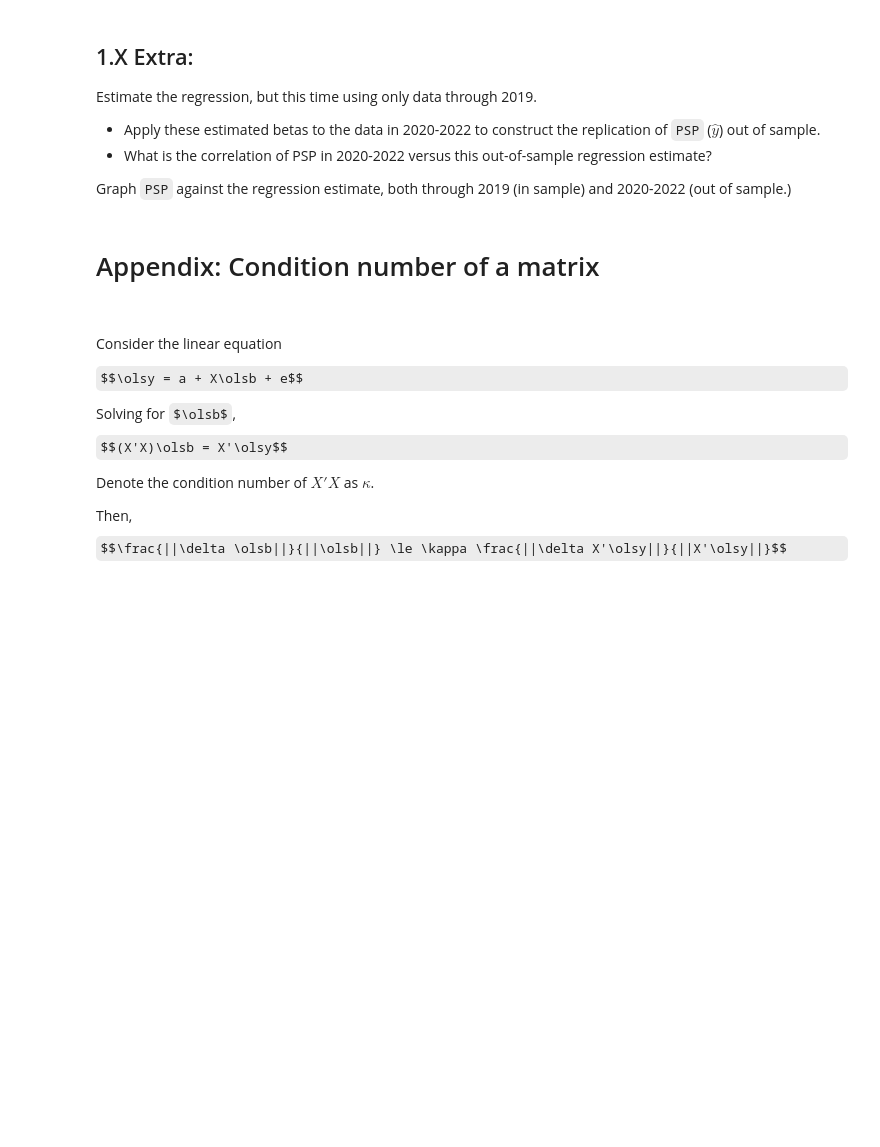
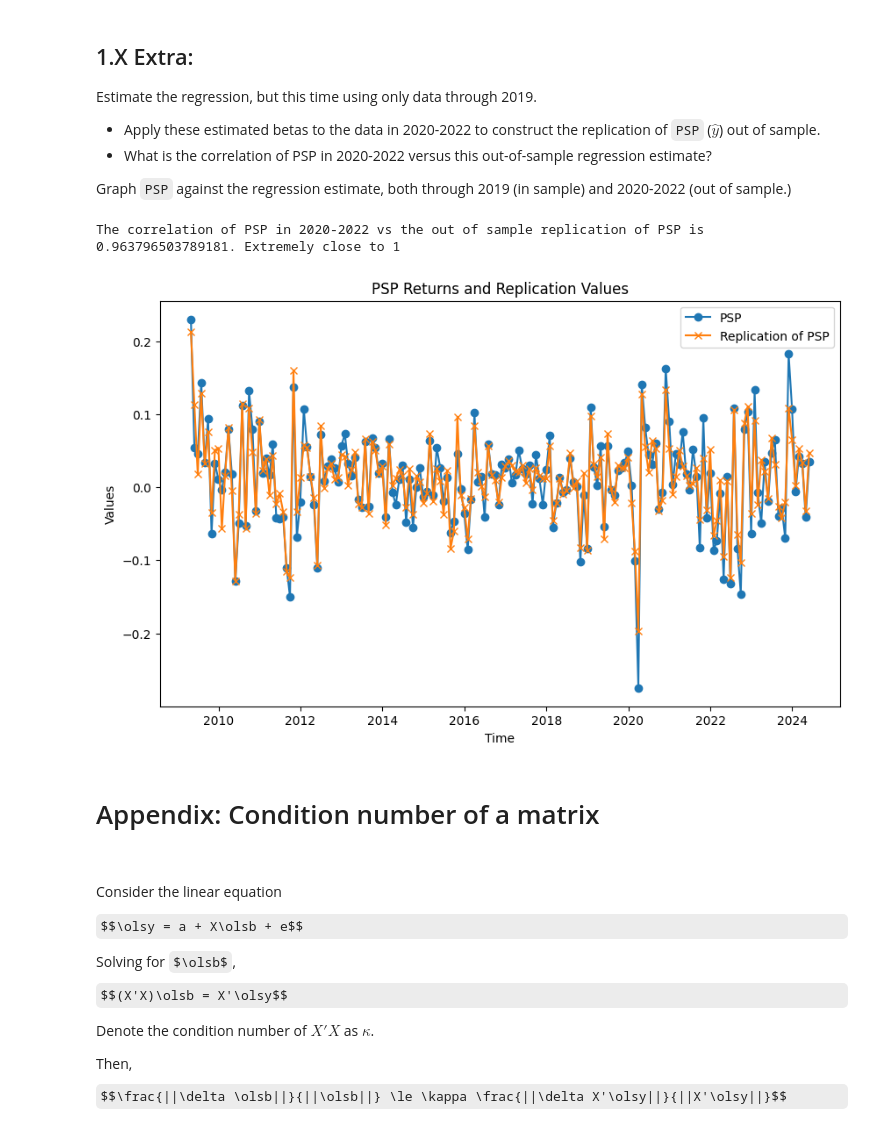
Before and after one commit to ArturoCharleston/finm-data-analysis-2024, a Jupyter notebook: homework/Homework 1.X. - Assessing the OLS Model_arturo.ipynb, the cells around one changed output. Drawn from its saved outputs; the diff is of its cells as text; code cells hidden in the pictures; some formulas as TeX source; blank space fills up the shorter version.

```diff
--- a/homework/Homework 1.X. - Assessing the OLS Model_arturo.ipynb
+++ b/homework/Homework 1.X. - Assessing the OLS Model_arturo.ipynb
@@ -58,3 +67,10 @@ Consider using one of the following for the regression.
 * `sklearn.linear_models.LinearRegression()`
 
 The former will include various regression statistics. The latter will just produce the estimates.
+# %%
+X = rets.drop(columns=['PSP'])
+X_constant = sm.add_constant(X)
+y = rets[['PSP']]
+
+ols = sm.OLS(y, X_constant).fit()
+print(ols.summary())
@@ -95,6 +140,41 @@ Estimate the regression, but this time using only data through 2019.
 * What is the correlation of PSP in 2020-2022 versus this out-of-sample regression estimate?
 
 Graph `PSP` against the regression estimate, both through 2019 (in sample) and 2020-2022 (out of sample.)
+# %%
+X_2019 = rets.loc[(rets.index <= '2019-12-31')].drop(columns=['PSP'])
+X_constant_2019 = sm.add_constant(X_2019)
+y_2019 = rets.loc[(rets.index <= '2019-12-31')][['PSP']]
+
+ols = sm.OLS(y_2019, X_constant_2019).fit()
+
+betas = ols.params
+# Step 2: Select the data for the 2020-2022 period
+X_restricted = rets.loc[(rets.index <= '2022-12-31') & (rets.index >= '2020-01-01')].drop(columns=['PSP'])
+
+# Step 3: Add a constant to the selected data (for the intercept)
+X_restricted = sm.add_constant(X_restricted)
+
+# Step 4: Estimate y using the betas
+y_estimated_oos = X_restricted.dot(betas)
+
+y_oos = rets.loc[(rets.index <= '2022-12-31') & (rets.index >= '2020-01-01')][['PSP']]
+
+print(f"The correlation of PSP in 2020-2022 vs the out of sample replication of PSP is {y_oos.squeeze().corr(y_estimated_oos)}. Extremely close to 1")
+# %% [output]
+The correlation of PSP in 2020-2022 vs the out of sample replication of PSP is 0.963796503789181. Extremely close to 1
+# %%
+y_estimated = X_constant.dot(betas)
+
+plt.figure(figsize=(10, 6))
+plt.plot(y, label='PSP', marker='o')
+plt.plot(y_estimated, label='Replication of PSP', marker='x')
+plt.xlabel('Time')
+plt.ylabel('Values')
+plt.title('PSP Returns and Replication Values')
+plt.legend()
+plt.show()
+# %% [output]
+[figure, added]
 # %% [markdown]
 # Appendix: Condition number of a matrix
 
```
Also changed, not shown: parts of 12 cells of this notebook, 1 other file.
